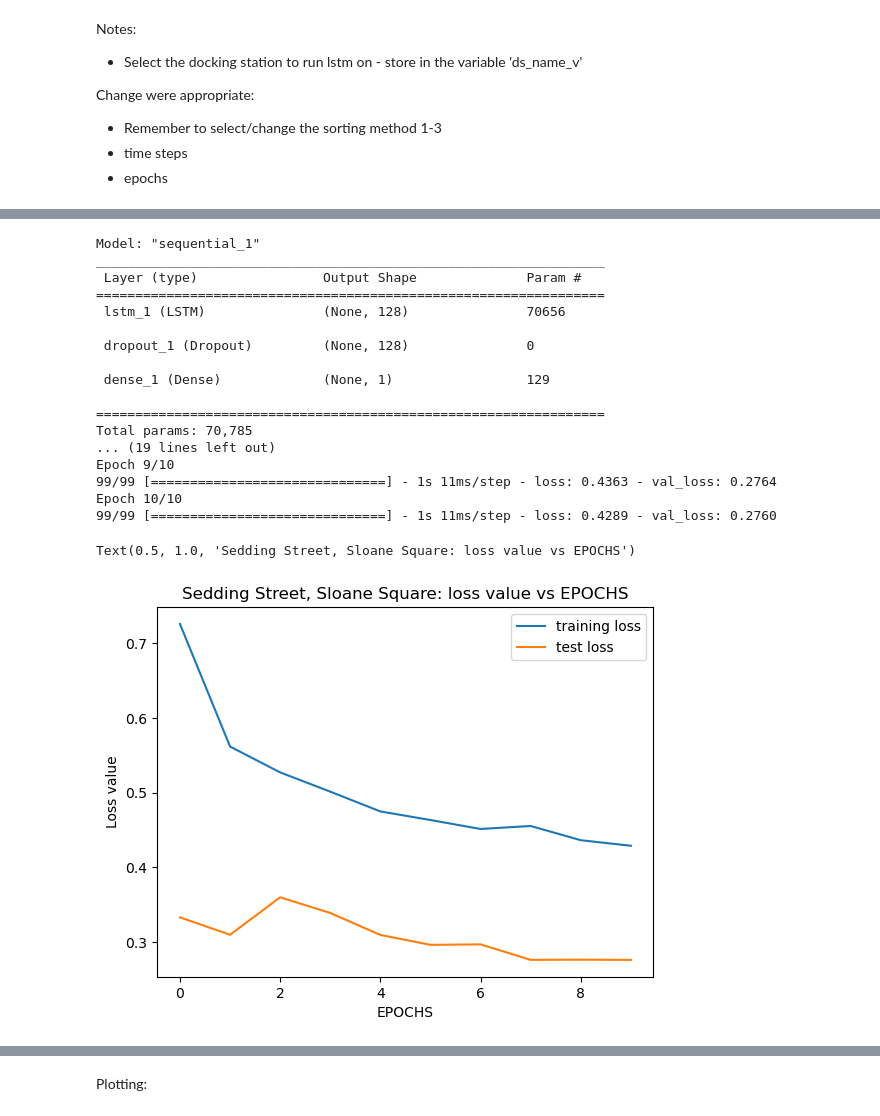
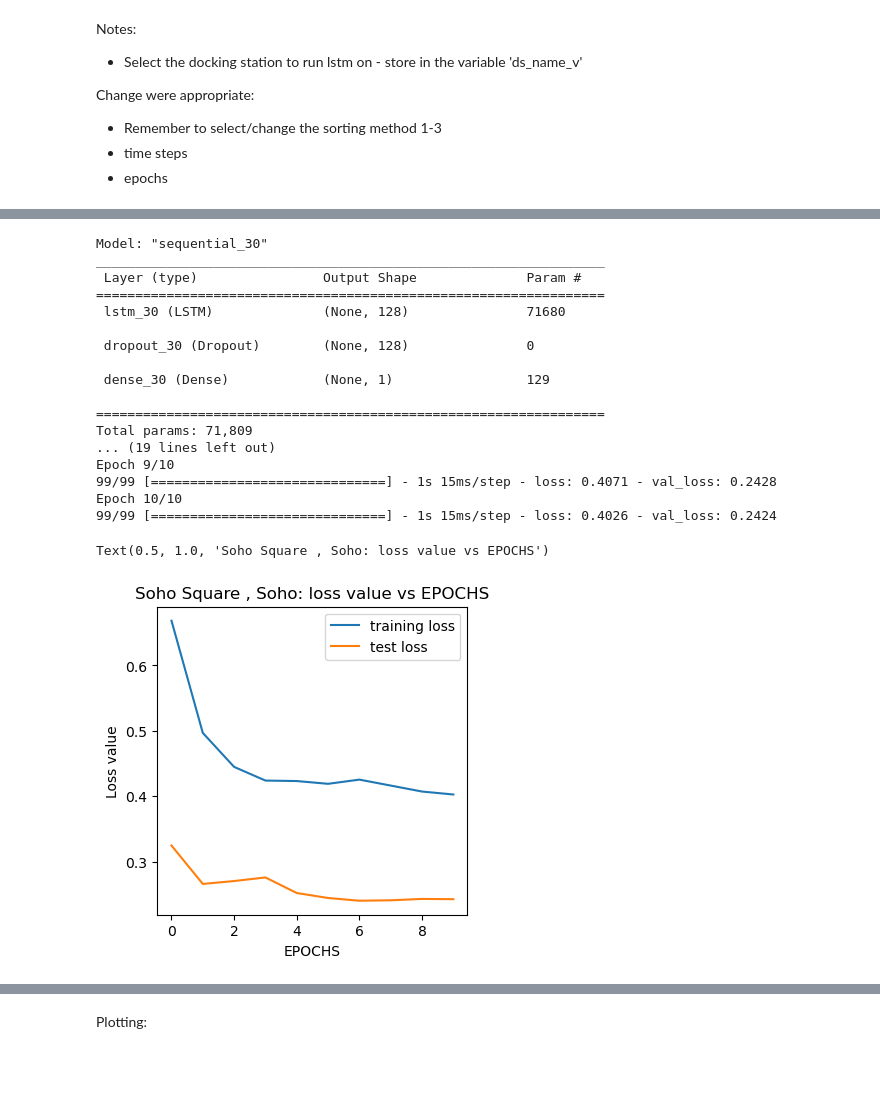
Before and after one commit to elrhmo/TfL_Bike_Analysis, a Jupyter notebook: analysis_lstm.ipynb, the cells around one changed output, grey strips where cells are left out. Cells and saved outputs as stored; diff of their text form; code cells hidden in the pictures; blank space fills up the shorter version.

```diff
--- a/analysis_lstm.ipynb
+++ b/analysis_lstm.ipynb
@@ -113,6 +113,7 @@ def lstm_data_prep(ds_df, year, ds_name):
 
     # Import Meteostat library
     from meteostat import Stations
+    # Import Holiday Library
 
     # Get nearby weather stations
     stations = Stations()
@@ -149,7 +150,14 @@ def lstm_data_prep(ds_df, year, ds_name):
     docking_station_df['Day'] = docking_station_df.index.dayofweek
     docking_station_df['Working_day'] = (docking_station_df.index.weekday < 5).astype(int)
 
-    #creating a commuter hours column
+    # Add 'Holiday' column
+    uk_holidays = holidays.UK(years=year)
+    dates = pd.to_datetime(docking_station_df.index.date)  # Convert index date to pandas DateTimeIndex
+    docking_station_df['Holiday'] = dates.isin(uk_holidays)
+    # Convert boolean values to 1 for 'Holiday' column
+    docking_station_df['Holiday'] = docking_station_df['Holiday'].astype(int)
+
+    # Adding a commuter hour column
     # Iterate over the DataFrame rows
     for index, row in docking_station_df.iterrows():
         # Check if it's a working day and the hour is in the specified working hours
@@ -160,6 +168,14 @@ def lstm_data_prep(ds_df, year, ds_name):
             # Set the value of "commuter_hour" to 0
            docking_station_df.loc[index, 'Commuter_hour'] = 0
 
+    # Add 'LU_Strike' column
+    strike_dates = pd.to_datetime(['2022-03-04', '2022-06-21', '2022-06-22', '2022-08-19', '2022-11-10']).date
+    docking_station_df['LU_Strike'] = pd.Series(docking_station_df.index.date).isin(strike_dates)
+    # Replace missing values with 0
+    docking_station_df['LU_Strike'] = docking_station_df['LU_Strike'].fillna(0)
+    # Convert boolean values to integer
+    docking_station_df['LU_Strike'] = docking_station_df['LU_Strike'].astype(int)
+
     #merging bike and weather data
     docking_station_df_merge = pd.merge(docking_station_df, Heathrow_weather_new, left_index=True, right_index=True)
 
@@ -305,8 +333,11 @@ Change were appropriate:
 - epochs
 # %%
 # setting lstm variables
-#ds_name_v = 'Soho Square , Soho'
-ds_name_v = 'Sedding Street, Sloane Square'
+ds_name_v = 'Soho Square , Soho'
+#ds_name_v = 'Sedding Street, Sloane Square'
+#ds_name_v ='Queen Street 2, Bank'
+#ds_name_v =	'Hyde Park Corner, Hyde Park'
+#ds_name_v =	 "Belgrove Street , King's Cross"
 # %%
 
 # running the data prep variables
@@ -339,7 +370,7 @@ test_set['Departures'] = cnt_transformer.transform(test_set[['Departures']])
 
 # Here I define timesteps as 7 and create our training and test sets as numpy arrays since keras takes data as numpy arrays
 
-time_steps = 10
+time_steps =7
 
 # Here training_set_sequence, test_set_sequence are input features for training and test set, as numpy arrays.
 # training_set_output and test_set_output are "Departures" values for training and test set sequences, as numpy arrays.
@@ -420,40 +451,40 @@ training_set_sequence,
 training_set_output,
 epochs=10,
 batch_size=64,
-validation_split=0.1,
+validation_split=0.10,
 shuffle=False,
 )
 # %% [output]
-Model: "sequential_1"
+Model: "sequential_30"
 _________________________________________________________________
  Layer (type)                Output Shape              Param #
 =================================================================
- lstm_1 (LSTM)               (None, 128)               70656
+ lstm_30 (LSTM)              (None, 128)               71680
 
- dropout_1 (Dropout)         (None, 128)               0
+ dropout_30 (Dropout)        (None, 128)               0
 
- dense_1 (Dense)             (None, 1)                 129
+ dense_30 (Dense)            (None, 1)                 129
 
 =================================================================
-Total params: 70,785
+Total params: 71,809
 ... (19 lines left out)
 Epoch 9/10
-99/99 [==============================] - 1s 11ms/step - loss: 0.4363 - val_loss: 0.2764
+99/99 [==============================] - 1s 15ms/step - loss: 0.4071 - val_loss: 0.2428
 Epoch 10/10
-99/99 [==============================] - 1s 11ms/step - loss: 0.4289 - val_loss: 0.2760
+99/99 [==============================] - 1s 15ms/step - loss: 0.4026 - val_loss: 0.2424
 # %%
 #Plot the loss value vs EPOCHS for the model
 
-fig,ax = plt.subplots()
+fig, ax = plt.subplots(figsize=(4, 4))
 plt.plot(history.history['loss'], label='training loss')
 plt.plot(history.history['val_loss'], label='test loss')
 ax.set_xlabel('EPOCHS')
 ax.set_ylabel('Loss value')
 plt.legend()
 plt.title(ds_name_v + ": loss value vs EPOCHS")
 # %% [output]
-Text(0.5, 1.0, 'Sedding Street, Sloane Square: loss value vs EPOCHS')
+Text(0.5, 1.0, 'Soho Square , Soho: loss value vs EPOCHS')
-[figure, old version]
+[figure, new version]
 # %%
 #Predictions from trained model stored in test_set_prediction variable
 test_set_predictions = model.predict(test_set_sequence)
```
Also changed, not shown: parts of 15 cells of this notebook.
